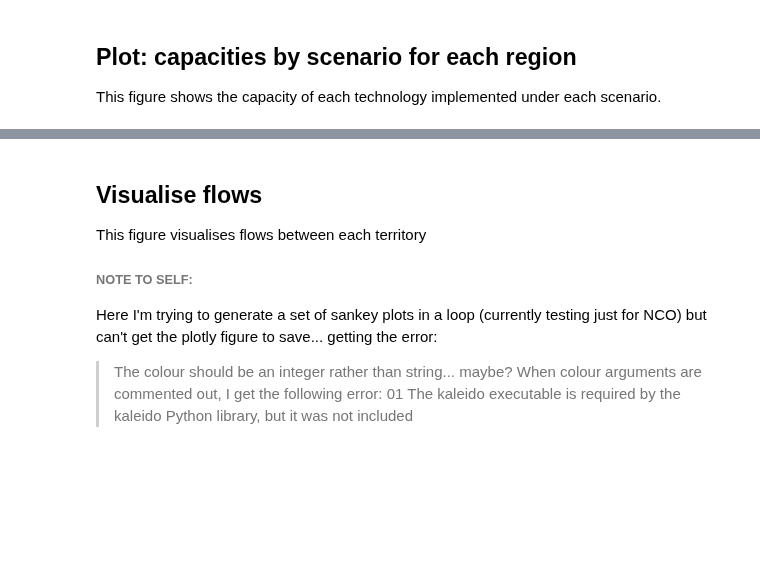
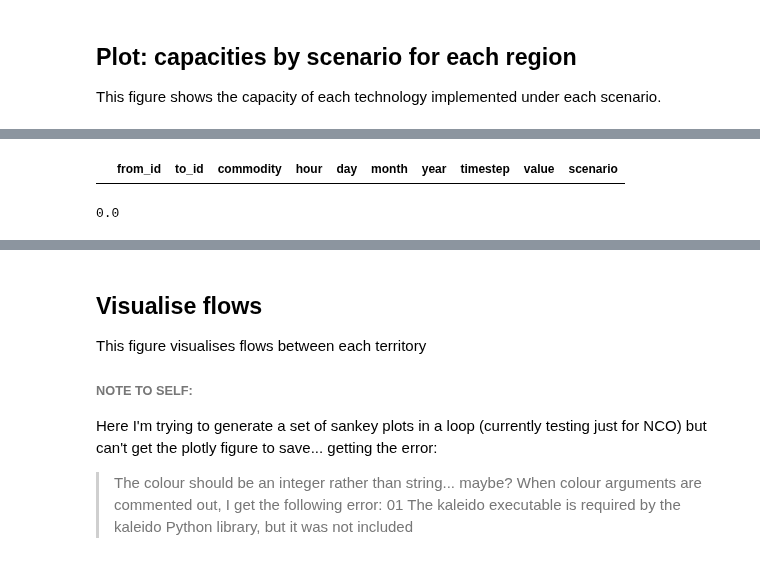
Before and after one commit to amanmajid/nextra, a Jupyter notebook: analysis/icae_results.ipynb, the cells around one changed output, grey strips where cells are left out. Saved outputs shown, nothing was run; the diff lists cells and outputs as text; code cells hidden in the pictures; blank space fills up the shorter version.

```diff
--- a/analysis/icae_results.ipynb
+++ b/analysis/icae_results.ipynb
@@ -424,3 +397,12 @@ dem.plot.line(ax=ax,
+# %%
+f = results['NCO'].results_edge_flows.copy()
+f[ (f.to_id.str.contains('battery')) & (f.value>0)]
+# %% [output]
+|  | from_id | to_id | commodity | hour | day | month | year | timestep | value | scenario |
+# %%
+results['NCO'].results_capacities[results['NCO'].results_capacities.node=='gaza_battery_storage'].value.max()
+# %% [output]
+0.0
 # %%
 results['NCO'].plot_solar_capacity_factor(node='israel_solar')
 # %% [output]
```
Also changed, not shown: parts of 9 cells of this notebook, 4 other files.
